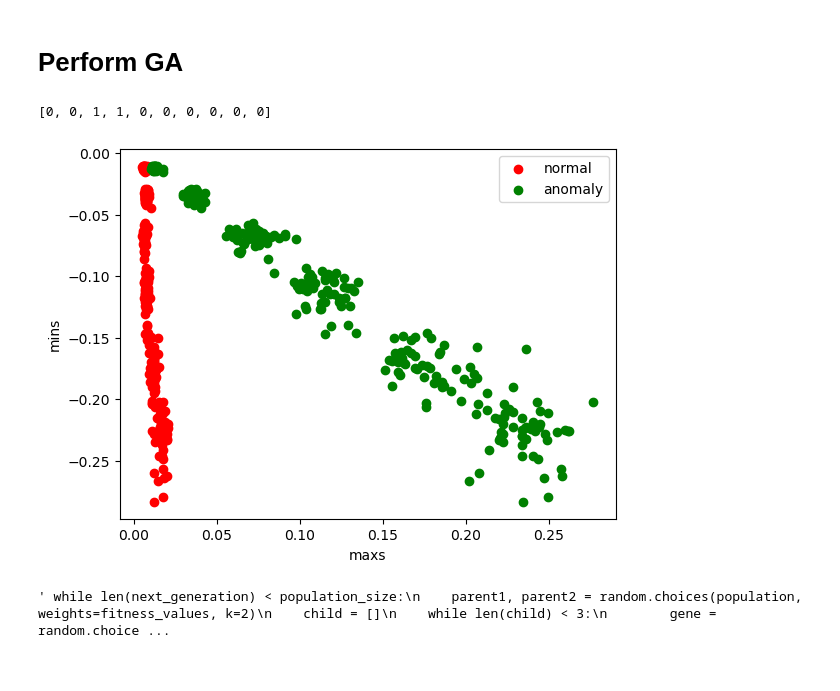
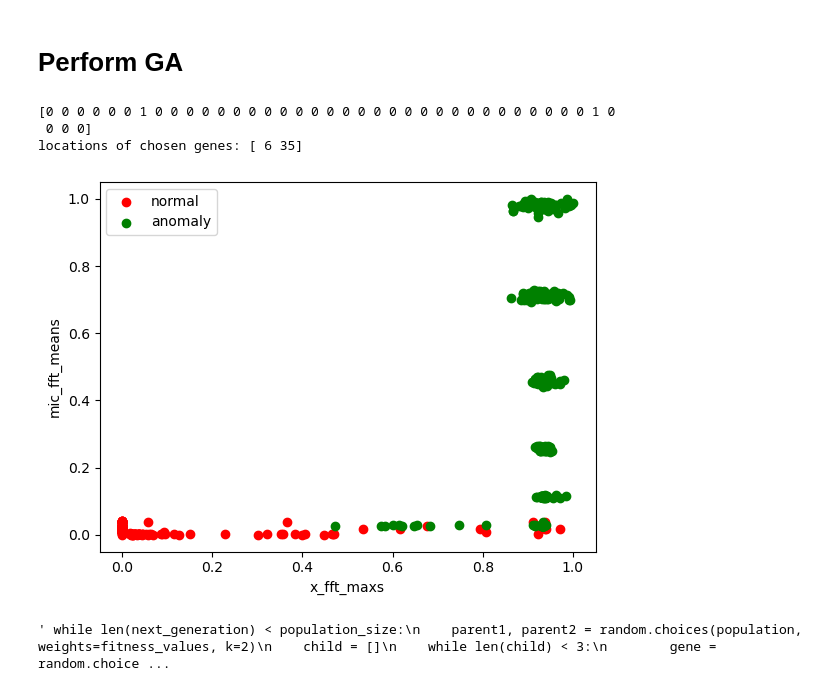
Before and after one commit to FlyingFish760/5ARIP10, a Jupyter notebook: Genetic_algorithms.ipynb, the cells around one changed output. Drawn from its saved outputs; the diff is of its cells as text; code cells hidden in the pictures.

Commit message:
add funtions to extract features of vibraton data and mic data, apply GA on vibration data, on both vibr and mic data

```diff
--- a/Genetic_algorithms.ipynb
+++ b/Genetic_algorithms.ipynb
@@ -103,0 +20,4 @@ feature_map = np.vstack([norm_feature_map, anom_feature_map])
+# %%
+HD_dl = dl.HD(r'E:\5ARIP0_Interdisciplinary_team_project\data_analyse\5ARIP10\HD_Model_NEW\HD_data')
+HD_database = HD_dl.generate_database()
+# print(HD_database)
@@ -196,40 +181,43 @@ def genetic_algorithm(data, n_features, population_size, num_genes, calculate_fi
+# %%
+import numpy as np
+import matplotlib.pyplot as plt
+
+n_features = 2
+data = feature_map
+population_size = 5000   # 2 to the n_feature th
+num_genes = 40   # number of all features
+mutation_rate=0.01
+elitism_rate=0.1
+num_generations= 5
+
+features_chosen = genetic_algorithm(data, n_features, population_size, num_genes, calculate_fitness, mutation_rate=0.01, elitism_rate=0.1, num_generations=100)
+# %% [output]
+[0 0 0 0 0 0 1 0 0 0 0 0 0 0 0 0 0 0 0 0 0 0 0 0 0 0 0 0 0 0 0 0 0 0 0 1 0
+ 0 0 0]
+locations of chosen genes: [ 6 35]
 # %%
-import numpy as np
-import matplotlib.pyplot as plt
-
-n_features =2
-data = feature_map
-population_size = 1024   # 2 to the n_feature th
-num_genes = 10   # number of all features
-mutation_rate=0.01
-elitism_rate=0.1
-num_generations=10
-
-genes_chosen, features = genetic_algorithm(data, n_features, population_size, num_genes, calculate_fitness, mutation_rate=0.01, elitism_rate=0.1, num_generations=100)
-print(genes_chosen)
-
 # draw scatter plot with the features found
 def features_plot(features, n_norm):
     plt.figure()
 
     x_norm = features[:n_norm, 0]
     y_norm = features[:n_norm, 1]
     x_anom = features[n_norm:, 0]
-    y_norm = features[n_norm:, 1]
+    y_anom = features[n_norm:, 1]
 
 
     plt.scatter(x_norm, y_norm, c='r', label='normal')
-    plt.scatter(x_anom, y_norm, c='g', label='anomaly')
+    plt.scatter(x_anom, y_anom, c='g', label='anomaly')
 
-    plt.xlabel('maxs')
-    plt.ylabel('mins')
+    plt.xlabel('x_fft_maxs')
+    plt.ylabel('mic_fft_means')
     plt.legend()
     plt.show()
 
+features = features_chosen
 features_plot(features, n_norm = 300)
 # %% [output]
-[0, 0, 1, 1, 0, 0, 0, 0, 0, 0]
-[figure, old version]
+[figure, new version]
 # %%
 """ while len(next_generation) < population_size:
     parent1, parent2 = random.choices(population, weights=fitness_values, k=2)
```
Also changed, not shown: parts of 7 cells of this notebook, 3 other files.
